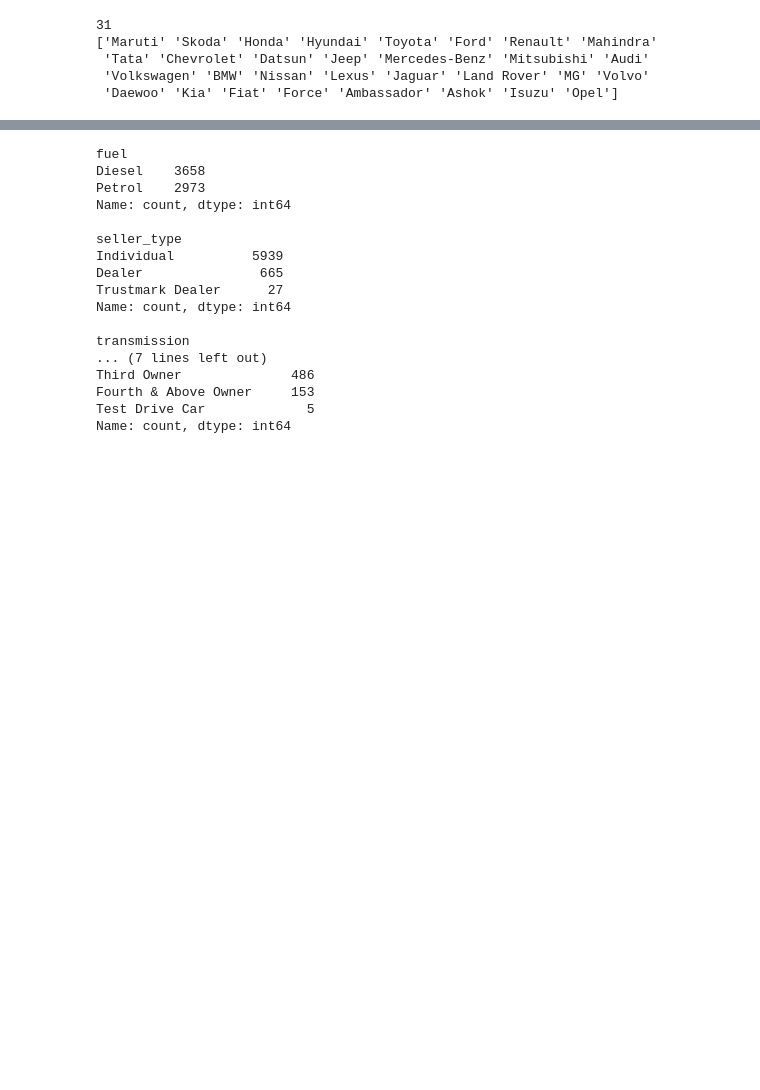
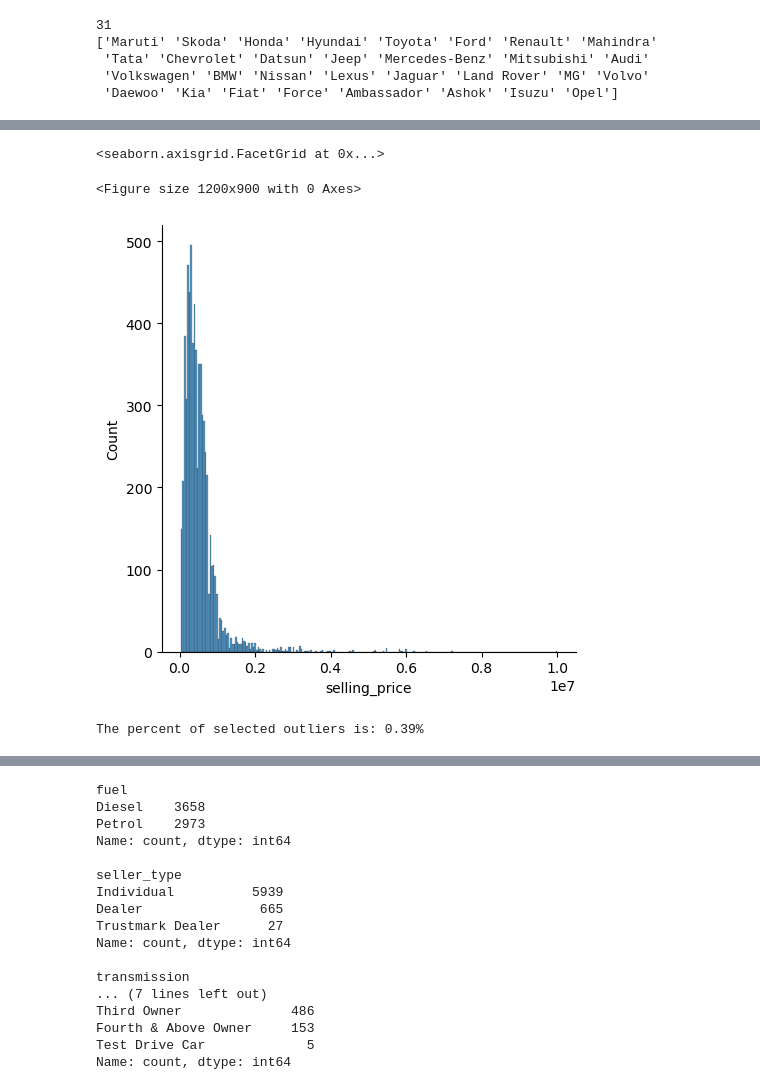
Before and after one commit to parabamoghv/Erdos-AU2024-CarSalesPricePrediction, a Jupyter notebook: notebooks/01_data_cleaning.ipynb, the cells around one changed output, grey strips where cells are left out. Drawn from its saved outputs; the diff is of its cells as text; code cells hidden in the pictures; blank space fills up the shorter version.

```diff
--- a/notebooks/01_data_cleaning.ipynb
+++ b/notebooks/01_data_cleaning.ipynb
@@ -162,11 +171,3 @@ def drop_units(text : str) -> float :
     return float(text.split(" ")[0])
 # %% [markdown]
 Drop the units for engine and mileage columns.
-# %%
-feature_units = {"mileage" : "kmpl", "engine" : "bhp"}  #have units kmpl and bhp
-
-for feature in feature_units.keys():
-    df[f"{feature}_{feature_units[feature]}"] = df[feature].apply(drop_units)
-
-
-df.info()
@@ -190,0 +174,9 @@ memory usage: 828.9+ KB
+# %%
+
+
+for feature in units_features:
+
+    df[feature]=df[feature].str.split().str[0].astype(float)
+
+
+df.info()
@@ -267,6 +282,7 @@ df["brand"]=df["name"].str.split().str[0]
 df["brand"]=df["brand"].replace({"Land":"Land Rover"})
 print(df["brand"].nunique())
 print(df["brand"].unique())
+df = df.drop("name", axis=1)
 # %% [output]
 31
 ['Maruti' 'Skoda' 'Honda' 'Hyundai' 'Toyota' 'Ford' 'Renault' 'Mahindra'
@@ -275,0 +334,15 @@ print(df["brand"].unique())
+# %%
+plt.figure(figsize=(8,6),dpi=150)
+sns.displot(df["selling_price"])
+# %% [output]
+<seaborn.axisgrid.FacetGrid at 0x...>
+<Figure size 1200x900 with 0 Axes>
+[figure, added]
+# %%
+#We can see that there are outliers that need to be removed
+df_no_outliers = df[df['selling_price'] < 4000000]
+df_no_outliers_filter=(df['selling_price'] < 4000000)
+
+print(f"The percent of selected outliers is: {(len(df)-len(df_no_outliers))/len(df)*100:.2f}%")
+# %% [output]
+The percent of selected outliers is: 0.39%
```
Also changed, not shown: parts of 64 cells of this notebook, 6 other files.
